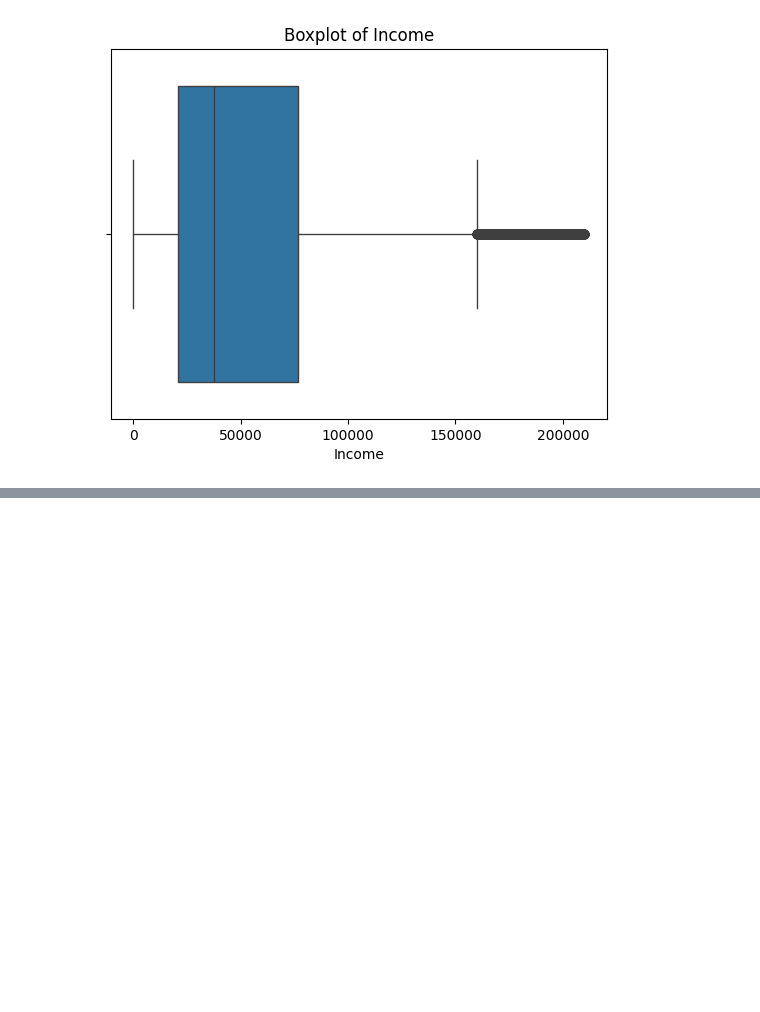
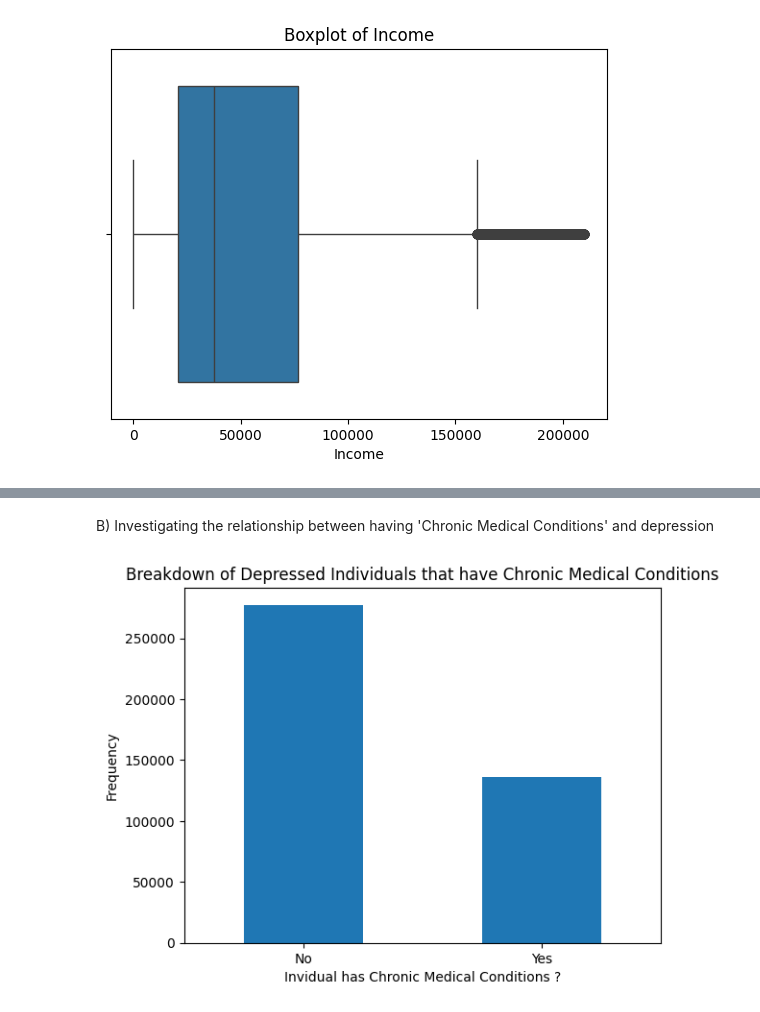
Before and after one commit to dinulawe/causal_factors_associated_with_depression, a Jupyter notebook: tariqNazeem_brendanSandhovel_nethanWeerasinghe.ipynb, the cells around one changed output, grey strips where cells are left out. Cells and saved outputs as stored; diff of their text form; code cells hidden in the pictures; blank space fills up the shorter version.

```diff
--- a/tariqNazeem_brendanSandhovel_nethanWeerasinghe.ipynb
+++ b/tariqNazeem_brendanSandhovel_nethanWeerasinghe.ipynb
@@ -114,0 +133,12 @@ plt.show()
+# %% [markdown]
+B) Investigating the relationship between having 'Chronic Medical Conditions' and depression
+# %%
+medCount = data['Chronic Medical Conditions'].value_counts()
+medCount.plot(kind='bar')
+plt.xlabel('Invidual has Chronic Medical Conditions ?')
+plt.ylabel('Frequency')
+plt.title('Breakdown of Depressed Individuals that have Chronic Medical Conditions')
+plt.xticks(rotation=0)
+plt.show()
+# %% [output]
+[figure, added]
```
Also changed, not shown: parts of 7 cells of this notebook.
